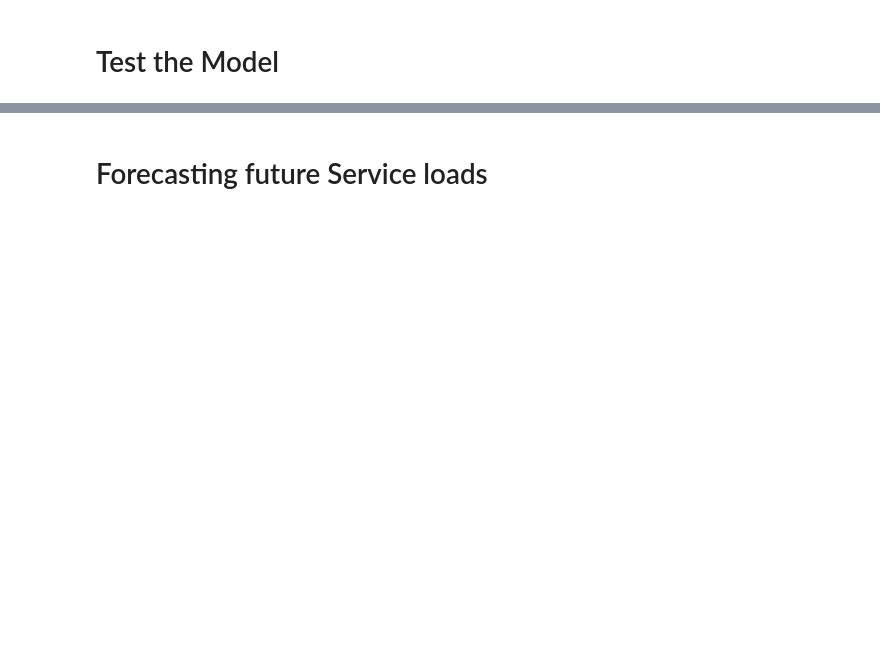
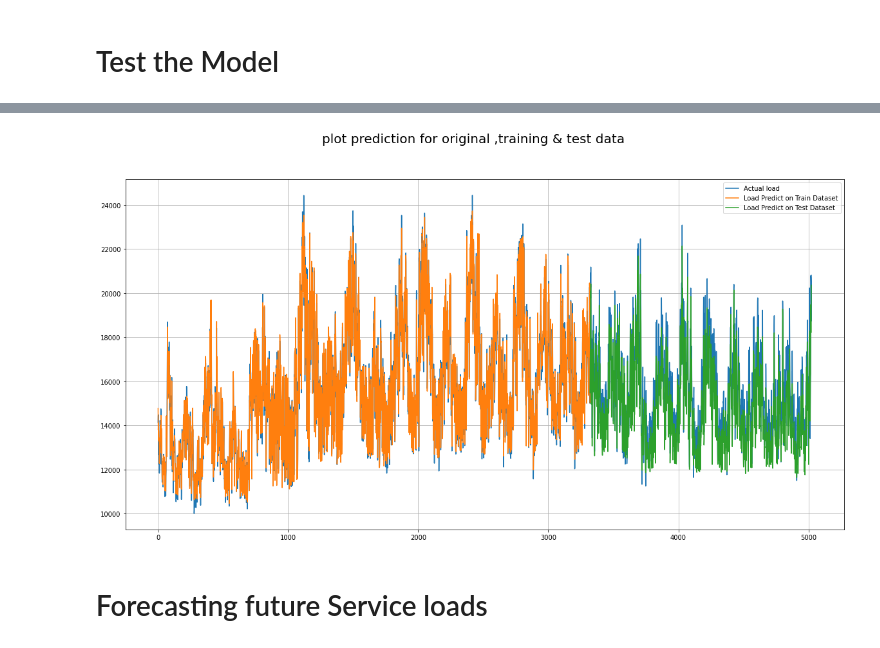
Before and after one commit to dhanushka365/SLEnergyConsumptionPrediction, a Jupyter notebook: 2023_03_11.ipynb, the cells around one changed output, grey strips where cells are left out. Drawn from its saved outputs; the diff is of its cells as text; code cells hidden in the pictures; blank space fills up the shorter version.

```diff
--- a/2023_03_11.ipynb
+++ b/2023_03_11.ipynb
@@ -106,3 +106,11 @@ dataset["Week"] = pd.to_datetime(df["Datetime"]).dt.isocalendar().week
 dataset["Day"] = pd.to_datetime(df["Datetime"]).dt.day_name()
 dataset = df.set_index("Datetime")
 dataset.index = pd.to_datetime(dataset.index)
+# %%
+Date= dataset["Date"].to_frame()
+print(type(dataset["Date"]) )
+print(type(Date) )
+print(Date)
+
+# Convert DataFrame to JSON
+data = Date.to_json('/content/drive/MyDrive/hourly_csv/Datset_Dates_export.json', orient='records')
@@ -235,7 +264,7 @@ ts_model.add(Dropout(rate=0.1))
 ts_model.add(Dense(1))
 ts_model.compile(loss="mean_squared_error",optimizer="adam",metrics=["mse"])
 ts_model.summary()
-history = ts_model.fit(train_req_x, train_req_y, epochs=200,validation_split=0.1, batch_size=1500,verbose=1)
+history = ts_model.fit(train_req_x, train_req_y, epochs=20,validation_split=0.1, batch_size=1500,verbose=1)
 # %% [output]
 Model: "sequential"
 _________________________________________________________________
@@ -285,35 +318,42 @@ orig_plot[:,:] = np.nan
 orig_plot[0:total_size,:]= orig_data[lookback:-2,]
 
 #Create a plot for prediction on training
 predict_train_plot =np.empty((total_size , 1))
 predict_train_plot[:,:] = np.nan
 predict_train_plot[0:len(predict_on_train),:] = predict_on_train
 
 #Create a plot for prediction on testing
 predict_test_plot =np.empty((total_size , 1))
 predict_test_plot[:,:] = np.nan
-predict_test_plot[0:len(predict_on_test),:] = predict_on_test
+predict_test_plot[len(predict_on_train):len(predict_on_train)+len(predict_on_test),:]=predict_on_test
 
 #plot the graphs
 plt.figure(figsize=(20,10)).suptitle("plot prediction for original ,training & test data", fontsize=20)
 plt.plot(orig_plot[::24], label='Actual load')
 plt.plot(predict_train_plot[::24], label='Load Predict on Train Dataset')
 plt.plot(predict_test_plot[::24], label='Load Predict on Test Dataset')
 # Function add a legend
 plt.legend()
+plt.grid()
 plt.show()
 df1 = pd.DataFrame(orig_plot[::24], columns = ['original_AEP_MW'])
 # Convert DataFrame to JSON
 data = df1.to_json('/content/drive/MyDrive/hourly_csv/original_AEP_MW_export.json', orient='records')
 
 df2 = pd.DataFrame(predict_train_plot[::24], columns = ['predict_train_MW'])
+#print(type(df2))
+
 # Convert DataFrame to JSON
 data = df2.to_json('/content/drive/MyDrive/hourly_csv/predict_train_AEP_MW_export.json', orient='records')
 
 df3 = pd.DataFrame(predict_test_plot[::24], columns = ['predict_test_AEP_MW'])
 # Convert DataFrame to JSON
 data = df3.to_json('/content/drive/MyDrive/hourly_csv/predict_test_AEP_MW_export.json', orient='records')
-#print(df1.head(6))
+
+predict_train_test_result = pd.concat([df2, df3], axis=1)
+data = predict_train_test_result.to_json('/content/drive/MyDrive/hourly_csv/predict_train_test_result_export.json', orient='records')
+# %% [output]
+[figure, added]
 # %% [markdown]
 # Forecasting future Service loads
 # %%
```
Also changed, not shown: parts of 11 cells of this notebook.
